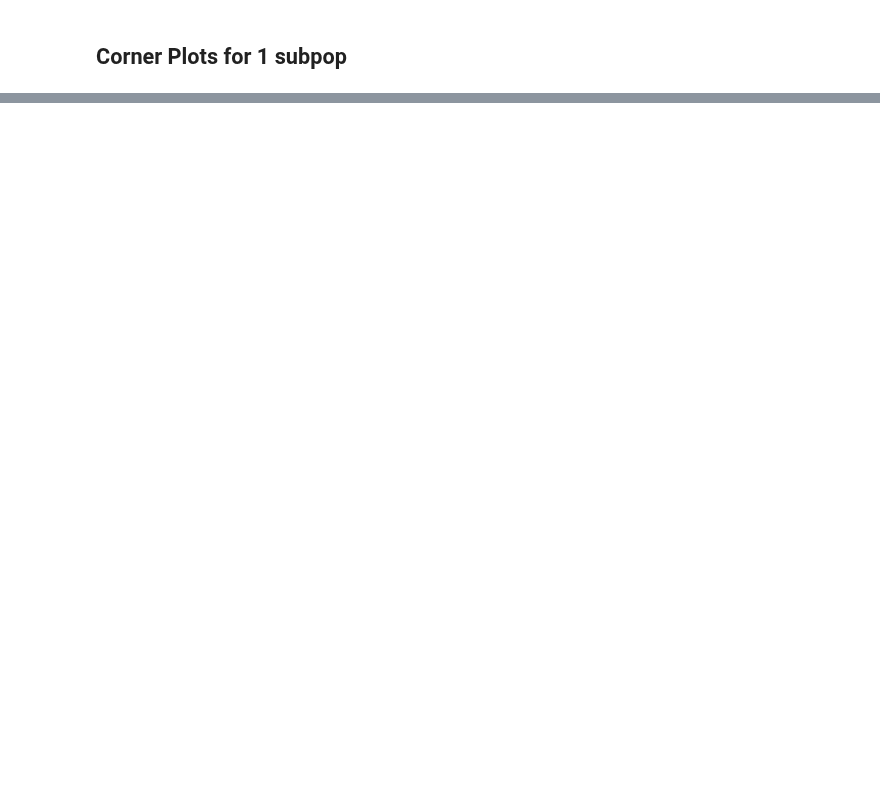
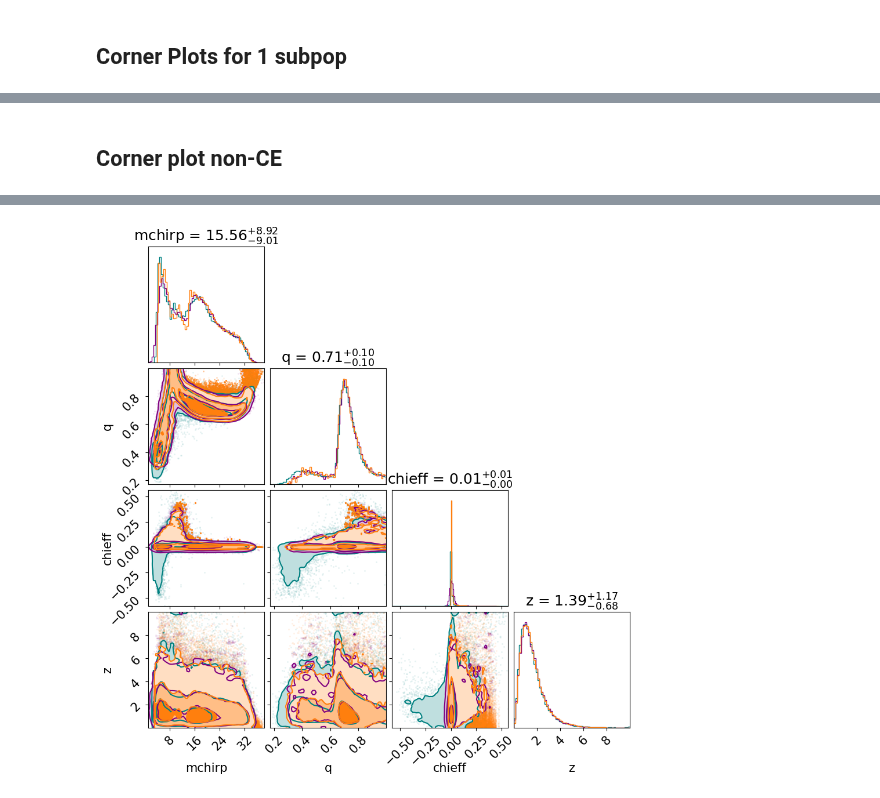
Before and after one commit to scolloms/AMAZE_model_selection, a Jupyter notebook: flow_models/check_trained_distribution.ipynb, the cells around one changed output, grey strips where cells are left out. Saved outputs shown, nothing was run; the diff lists cells and outputs as text; code cells hidden in the pictures; blank space fills up the shorter version.

```diff
--- a/flow_models/check_trained_distribution.ipynb
+++ b/flow_models/check_trained_distribution.ipynb
@@ -376,0 +302,23 @@ WARNING:root:Pandas support in corner is deprecated; use ArviZ directly
+# %% [markdown]
+## Corner plot non-CE
+# %%
+#sample flow
+no_samples=100000
+hyperparam_idxs = (0)
+kwargs = deepcopy(corner_kwargs)
+kwargs["color"] = "C1"
+kwargs["hist_kwargs"]["color"] = "C1"
+
+flow_samples_stack = weighted_flow.flow.sample(no_samples, np.array([0.]))
+flow_samples_stack[:,0] = weighted_flow.expistic(flow_samples_stack[:,0], weighted_flow.mappings[0], weighted_flow.mappings[1])
+flow_samples_stack[:,1] = weighted_flow.expistic(flow_samples_stack[:,1], weighted_flow.mappings[2])
+flow_samples_stack[:,2] = np.tanh(flow_samples_stack[:,2])
+flow_samples_stack[:,3] = weighted_flow.expistic(flow_samples_stack[:,3], weighted_flow.mappings[4], weighted_flow.mappings[5])
+
+
+kde_samples = KDE_models[channel_label][submodels_dict[0][hyperparam_idxs]].sample(no_samples)
+
+fig = corner.corner(flow_samples_stack.numpy(), **corner_kwargs)
+fig =corner.corner(kde_samples, fig=fig, **corner_kwargs_kde)
+fig =corner.corner(models_dict[hyperparam_idxs], fig=fig, weights=weights_dict[hyperparam_idxs][:], **kwargs)
+# %% [output]
@@ -376,0 +326 @@ WARNING:root:Pandas support in corner is deprecated; use ArviZ directly
+[figure, added]
```
Also changed, not shown: parts of 19 cells of this notebook.
